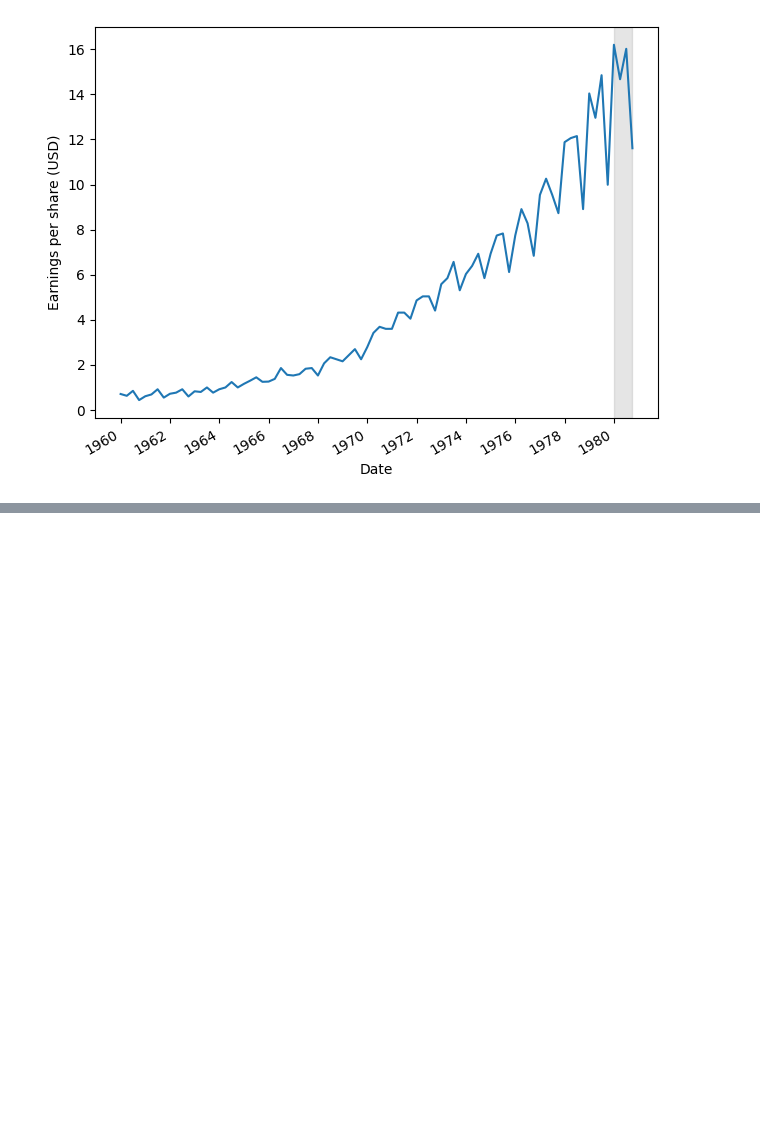
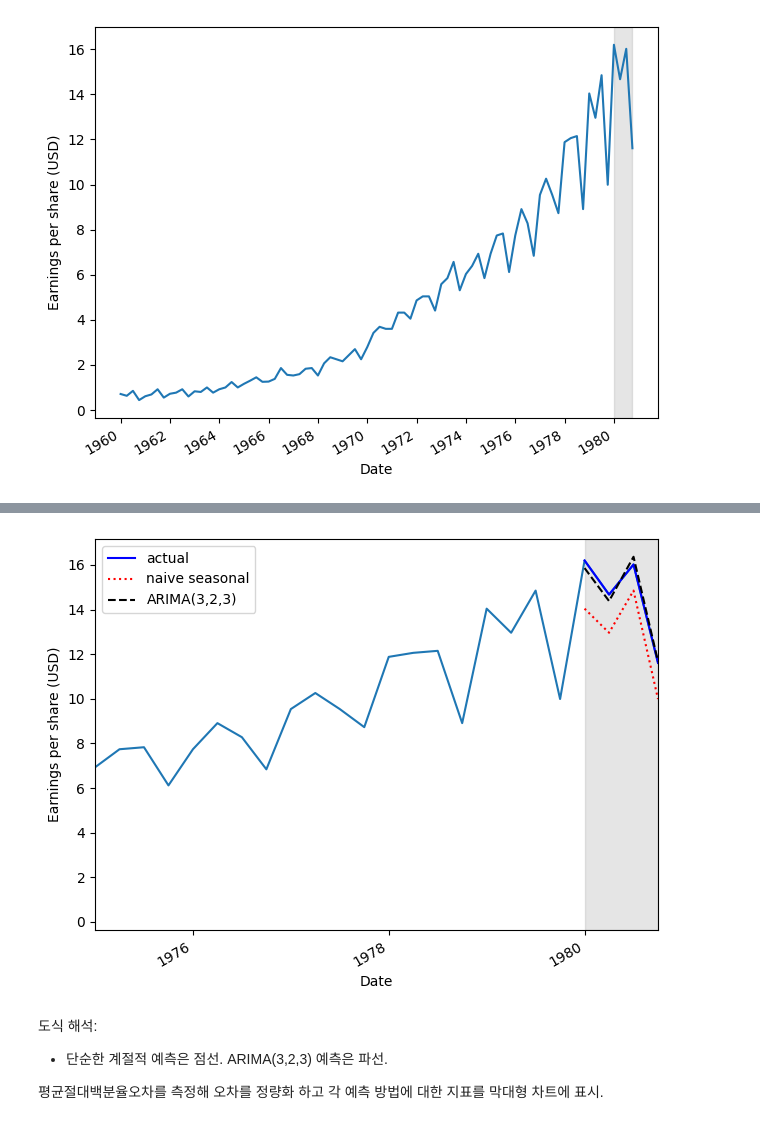
Before and after one commit to mskcho00/TimeSeries-Self-Practice, a Jupyter notebook: 7_ARIMA.ipynb, the cells around one changed output, grey strips where cells are left out. Cells and saved outputs as stored; diff of their text form; code cells hidden in the pictures; blank space fills up the shorter version.

```diff
--- a/7_ARIMA.ipynb
+++ b/7_ARIMA.ipynb
@@ -186,0 +282,6 @@ def optimize_ARIMA(endog: Union[pd.Series, list], order_list: list, d: int) -> p
+# %%
+#baseline
+test = df.iloc[-4:] # 테스트 집합은 마지막 4개의 데이터 요소에 해당.
+
+test['naive_seasonal'] = df['data'].iloc[76:80].values # 1979년에 보고된 분기별 주당순이익을
+# 1980년에 대한 예측으로 사용하는 단순한 계절적 예측 방법을 구현.
@@ -186,0 +296,5 @@ def optimize_ARIMA(endog: Union[pd.Series, list], order_list: list, d: int) -> p
+# %%
+ARIMA_pred = model_fit.get_prediction(80, 83).predicted_mean #1980년에 대한 예측값을 가져옴.
+
+test['ARIMA_pred'] = ARIMA_pred
+test
@@ -186,0 +312,26 @@ def optimize_ARIMA(endog: Union[pd.Series, list], order_list: list, d: int) -> p
+# %%
+fig, ax = plt.subplots()
+
+ax.plot(df['date'], df['data'])
+ax.plot(test['data'], 'b-', label='actual')
+ax.plot(test['naive_seasonal'], 'r:', label='naive seasonal')
+ax.plot(test['ARIMA_pred'], 'k--', label='ARIMA(3,2,3)')
+
+ax.set_xlabel('Date')
+ax.set_ylabel('Earnings per share (USD)')
+ax.axvspan(80, 83, color='#808080', alpha=0.2)
+
+ax.legend(loc=2)
+
+plt.xticks(np.arange(0, 81, 8), [1960, 1962, 1964, 1966, 1968, 1970, 1972, 1974, 1976, 1978, 1980])
+ax.set_xlim(60, 83)
+
+fig.autofmt_xdate()
+plt.tight_layout()
+# %% [output]
+[figure, added]
+# %% [markdown]
+도식 해석:
+- 단순한 계절적 예측은 점선. ARIMA(3,2,3) 예측은 파선.
+
+평균절대백분율오차를 측정해 오차를 정량화 하고 각 예측 방법에 대한 지표를 막대형 차트에 표시.
```
Also changed, not shown: parts of 20 cells of this notebook, 1 other file.
